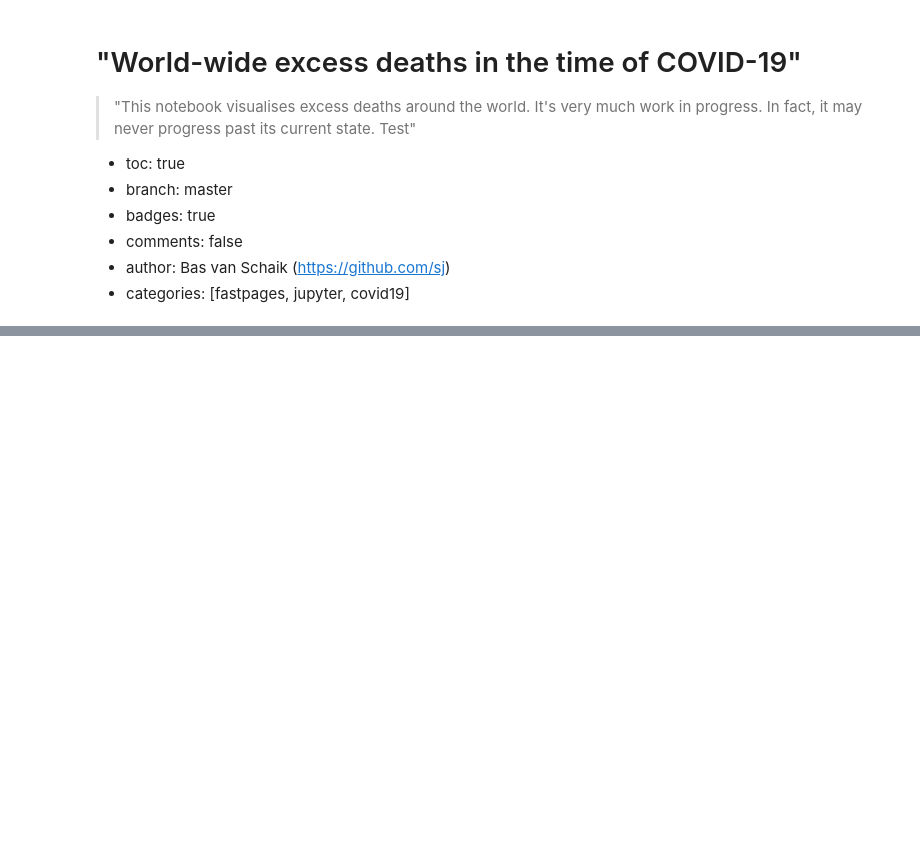
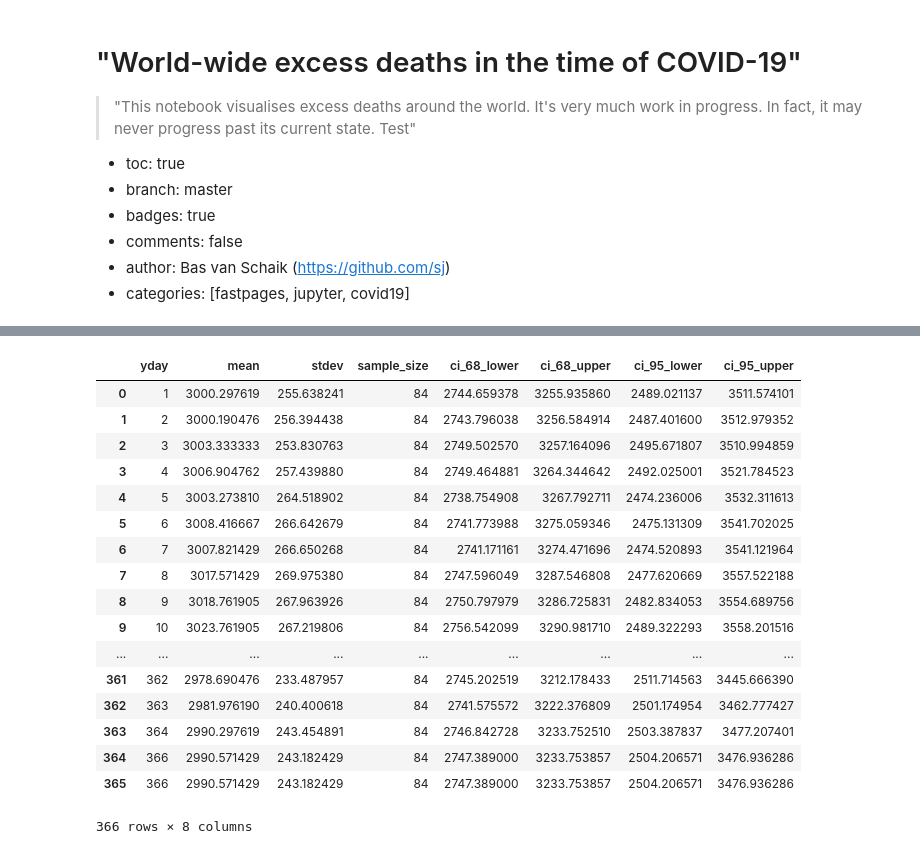
Before and after one commit to sj/covid19-excess-deaths-fastpages, a Jupyter notebook: _notebooks/covid19-excess-deaths.ipynb, the cells around one changed output, grey strips where cells are left out. Saved outputs shown, nothing was run; the diff lists cells and outputs as text; code cells hidden in the pictures; blank space fills up the shorter version.

```diff
--- a/_notebooks/covid19-excess-deaths.ipynb
+++ b/_notebooks/covid19-excess-deaths.ipynb
@@ -46,3 +53,75 @@ display(df)
+# %%
+# Select pre-COVID data (everything before 2020) and build confidence range
+df_precovid = df[df['first_day:year'] < 2020]
+
+## There must be a neater way to do this with Pandas, but for now we'll use this way to calculate
+## a rolling-window mean and stddev for every day of the year.
+window_prefix_postfix = 14 # 5 days before every day, the day itself, 5 days after every day
+
+ydays_means_stdevs = []
+means = []
+stdevs = []
+for yday in range (1, 366):
+
+
+    window_first = yday - window_prefix_postfix - 1
+    window_last = yday + window_prefix_postfix
+
+    window_ydays = range(window_first + 365, window_last + 365)
+    window_ydays = [(yday % 365) + 1 for yday in window_ydays]
+
+    # If window straddles multiple years, also include data from 366th day (for leap years)
+    if window_ydays[0] > window_ydays[-1]:
+        window_ydays.append(366)
+
+    #print(str(yday) + ": " + str(window_ydays))
+
+    df_relevant = df_precovid[df_precovid['middle_day:yday'].isin(window_ydays)]
+
+    ydays_means_stdevs.append([yday, df_relevant['deaths'].mean(), df_relevant['deaths'].std(), df_relevant['deaths'].count()])
+
+# Account for leap years. Mean and stddev of day 366 is same as for day 365
+ydays_means_stdevs.append(ydays_means_stdevs[-1])
+ydays_means_stdevs[-1][0] = 366
+df_ydays_means_stdevs = pd.DataFrame(ydays_means_stdevs, columns = ["yday", "mean", "stdev", "sample_size"])
+
+# Define 68% (1 stdev) and 95% (2 stdev) confidence intervals
+df_ydays_means_stdevs['ci_68_lower'] = df_ydays_means_stdevs['mean'] - df_ydays_means_stdevs['stdev']
+df_ydays_means_stdevs['ci_68_upper'] = df_ydays_means_stdevs['mean'] + df_ydays_means_stdevs['stdev']
+df_ydays_means_stdevs['ci_95_lower'] = df_ydays_means_stdevs['mean'] - 2 * df_ydays_means_stdevs['stdev']
+df_ydays_means_stdevs['ci_95_upper'] = df_ydays_means_stdevs['mean'] + 2 * df_ydays_means_stdevs['stdev']
+
+df_ydays_means_stdevs
+# Combine yday, mean, stdev into new dataframe
+
+#print(means)
+#print(stdevs)
+#df_precovid.rolling()
+#st.t.interval(0.95, len(df_precovid)-1, loc=np.mean(df_precovid['deaths']))
+
+#alt.Chart(df_precovid).mark_line().encode(
+#    alt.X('first_day:yday', type='quantitative'),
+#    alt.Y('deaths', type='quantitative')
+#)
+# %% [output]
+|  | yday | mean | stdev | sample_size | ci_68_lower | ci_68_upper | ci_95_lower | ci_95_upper |
+| 0 | 1 | 3000.297619 | 255.638241 | 84 | 2744.659378 | 3255.935860 | 2489.021137 | 3511.574101 |
+| 1 | 2 | 3000.190476 | 256.394438 | 84 | 2743.796038 | 3256.584914 | 2487.401600 | 3512.979352 |
+| 2 | 3 | 3003.333333 | 253.830763 | 84 | 2749.502570 | 3257.164096 | 2495.671807 | 3510.994859 |
+| 3 | 4 | 3006.904762 | 257.439880 | 84 | 2749.464881 | 3264.344642 | 2492.025001 | 3521.784523 |
+| 4 | 5 | 3003.273810 | 264.518902 | 84 | 2738.754908 | 3267.792711 | 2474.236006 | 3532.311613 |
+| 5 | 6 | 3008.416667 | 266.642679 | 84 | 2741.773988 | 3275.059346 | 2475.131309 | 3541.702025 |
+| 6 | 7 | 3007.821429 | 266.650268 | 84 | 2741.171161 | 3274.471696 | 2474.520893 | 3541.121964 |
+| 7 | 8 | 3017.571429 | 269.975380 | 84 | 2747.596049 | 3287.546808 | 2477.620669 | 3557.522188 |
+| 8 | 9 | 3018.761905 | 267.963926 | 84 | 2750.797979 | 3286.725831 | 2482.834053 | 3554.689756 |
+| 9 | 10 | 3023.761905 | 267.219806 | 84 | 2756.542099 | 3290.981710 | 2489.322293 | 3558.201516 |
+| ... | ... | ... | ... | ... | ... | ... | ... | ... |
+| 361 | 362 | 2978.690476 | 233.487957 | 84 | 2745.202519 | 3212.178433 | 2511.714563 | 3445.666390 |
+| 362 | 363 | 2981.976190 | 240.400618 | 84 | 2741.575572 | 3222.376809 | 2501.174954 | 3462.777427 |
+| 363 | 364 | 2990.297619 | 243.454891 | 84 | 2746.842728 | 3233.752510 | 2503.387837 | 3477.207401 |
+| 364 | 366 | 2990.571429 | 243.182429 | 84 | 2747.389000 | 3233.753857 | 2504.206571 | 3476.936286 |
+| 365 | 366 | 2990.571429 | 243.182429 | 84 | 2747.389000 | 3233.753857 | 2504.206571 | 3476.936286 |
+366 rows × 8 columns
 # %%
 legend_selection = alt.selection_multi(fields=['first_day:year'], bind='legend')
 
```
Also changed, not shown: parts of 3 cells of this notebook.
